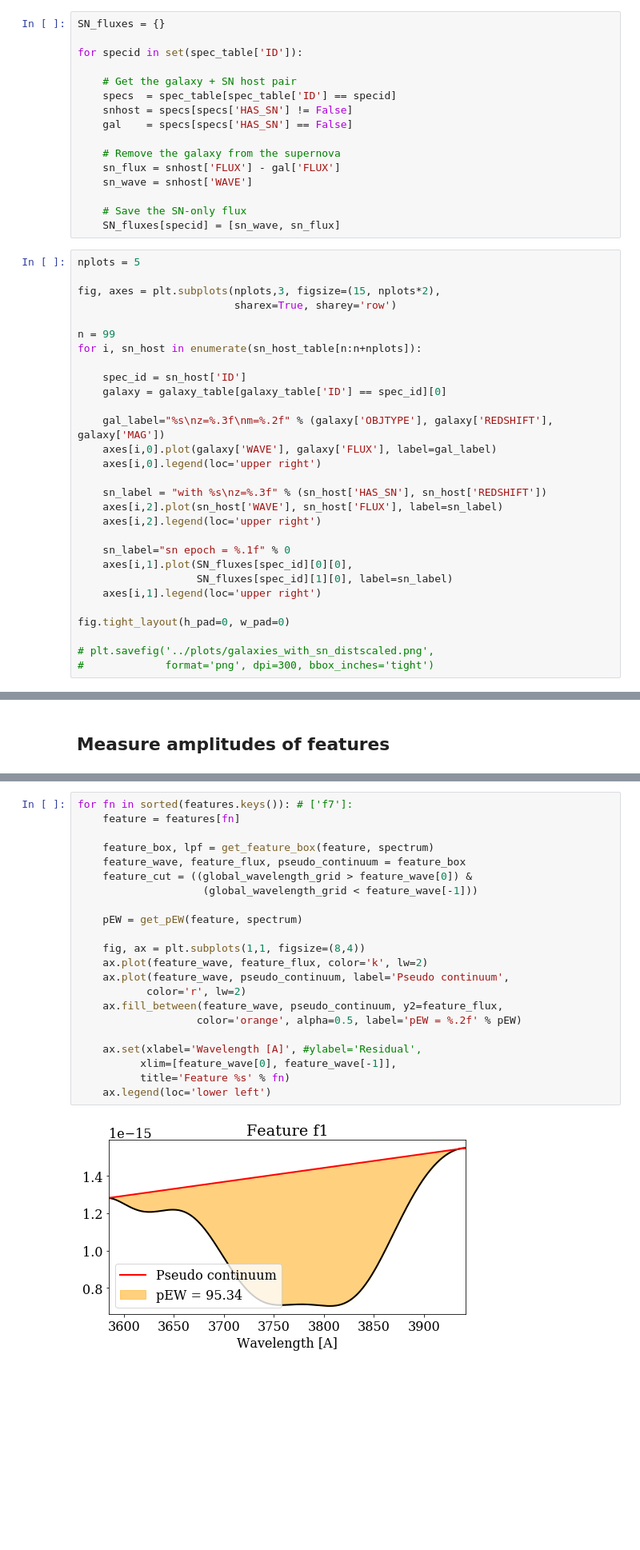
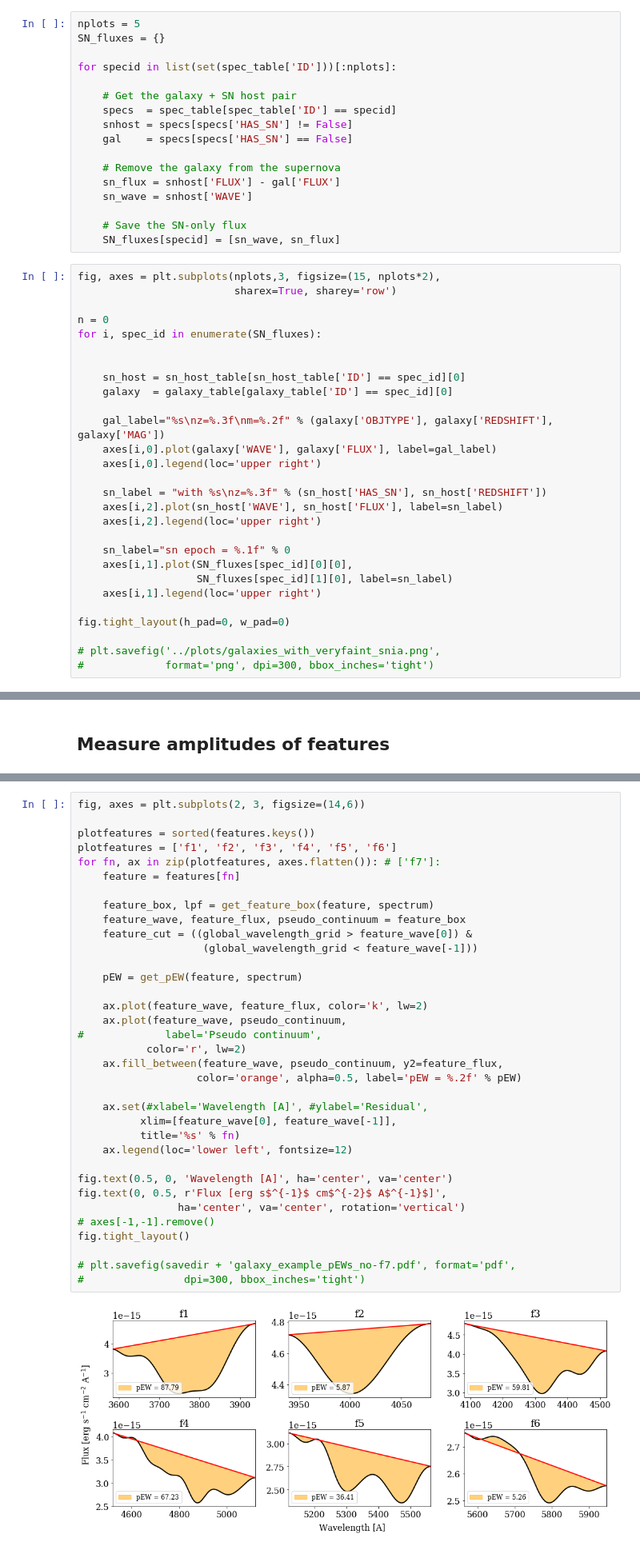
Before and after one commit to DESI-UR/outlier_detection, a Jupyter notebook: notebooks/Type_Ia_Spectral_Analysis_pEW.ipynb, the cells around one changed output, grey strips where cells are left out. Shown at 80% size. Cells and saved outputs as stored; diff of their text form; blank space fills up the shorter version.

```diff
--- a/notebooks/Type_Ia_Spectral_Analysis_pEW.ipynb
+++ b/notebooks/Type_Ia_Spectral_Analysis_pEW.ipynb
@@ -144,9 +145,10 @@ spec_table.sort('ID')
 # %% [markdown]
 ## Plot some of the dataset
 # %%
+nplots = 5
 SN_fluxes = {}
 
-for specid in set(spec_table['ID']):
+for specid in list(set(spec_table['ID']))[:nplots]:
 
     # Get the galaxy + SN host pair
     specs  = spec_table[spec_table['ID'] == specid]
@@ -160,16 +162,15 @@ for specid in set(spec_table['ID']):
     # Save the SN-only flux
     SN_fluxes[specid] = [sn_wave, sn_flux]
 # %%
-nplots = 5
-
 fig, axes = plt.subplots(nplots,3, figsize=(15, nplots*2),
                          sharex=True, sharey='row')
 
-n = 99
-for i, sn_host in enumerate(sn_host_table[n:n+nplots]):
+n = 0
+for i, spec_id in enumerate(SN_fluxes):
 
-    spec_id = sn_host['ID']
-    galaxy = galaxy_table[galaxy_table['ID'] == spec_id][0]
+
+    sn_host = sn_host_table[sn_host_table['ID'] == spec_id][0]
+    galaxy  = galaxy_table[galaxy_table['ID'] == spec_id][0]
 
     gal_label="%s\nz=%.3f\nm=%.2f" % (galaxy['OBJTYPE'], galaxy['REDSHIFT'], galaxy['MAG'])
     axes[i,0].plot(galaxy['WAVE'], galaxy['FLUX'], label=gal_label)
@@ -186,6 +187,6 @@ for i, sn_host in enumerate(sn_host_table[n:n+nplots]):
 
 fig.tight_layout(h_pad=0, w_pad=0)
 
-# plt.savefig('../plots/galaxies_with_sn_distscaled.png',
+# plt.savefig('../plots/galaxies_with_veryfaint_snia.png',
 #             format='png', dpi=300, bbox_inches='tight')
 # %% [output]
@@ -376,24 +391,37 @@ ax.legend(loc='upper right')
 # %%
-for fn in sorted(features.keys()): # ['f7']:
+fig, axes = plt.subplots(2, 3, figsize=(14,6))
+
+plotfeatures = sorted(features.keys())
+plotfeatures = ['f1', 'f2', 'f3', 'f4', 'f5', 'f6']
+for fn, ax in zip(plotfeatures, axes.flatten()): # ['f7']:
     feature = features[fn]
 
     feature_box, lpf = get_feature_box(feature, spectrum)
     feature_wave, feature_flux, pseudo_continuum = feature_box
     feature_cut = ((global_wavelength_grid > feature_wave[0]) &
                     (global_wavelength_grid < feature_wave[-1]))
 
     pEW = get_pEW(feature, spectrum)
 
-    fig, ax = plt.subplots(1,1, figsize=(8,4))
     ax.plot(feature_wave, feature_flux, color='k', lw=2)
-    ax.plot(feature_wave, pseudo_continuum, label='Pseudo continuum',
+    ax.plot(feature_wave, pseudo_continuum,
+#             label='Pseudo continuum',
            color='r', lw=2)
     ax.fill_between(feature_wave, pseudo_continuum, y2=feature_flux,
                    color='orange', alpha=0.5, label='pEW = %.2f' % pEW)
 
-    ax.set(xlabel='Wavelength [A]', #ylabel='Residual',
+    ax.set(#xlabel='Wavelength [A]', #ylabel='Residual',
           xlim=[feature_wave[0], feature_wave[-1]],
-          title='Feature %s' % fn)
-    ax.legend(loc='lower left')
+          title='%s' % fn)
+    ax.legend(loc='lower left', fontsize=12)
+
+fig.text(0.5, 0, 'Wavelength [A]', ha='center', va='center')
+fig.text(0, 0.5, r'Flux [erg s$^{-1}$ cm$^{-2}$ A$^{-1}$]',
+                ha='center', va='center', rotation='vertical')
+# axes[-1,-1].remove()
+fig.tight_layout()
+
+# plt.savefig(savedir + 'galaxy_example_pEWs_no-f7.pdf', format='pdf',
+#                dpi=300, bbox_inches='tight')
 # %% [output]
-[figure, old version]
+[figure, new version]
```
Also changed, not shown: parts of 5 cells of this notebook, 12 other files.
